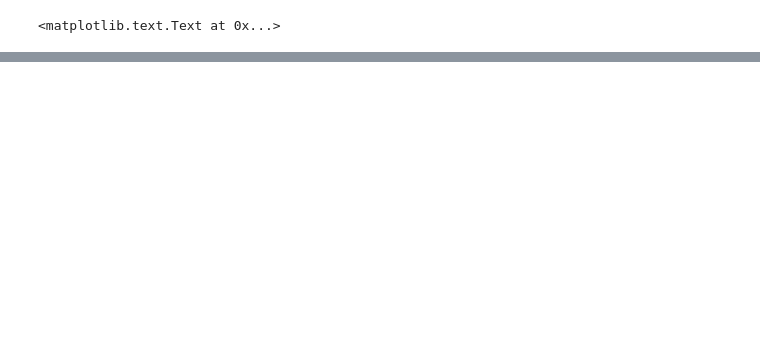
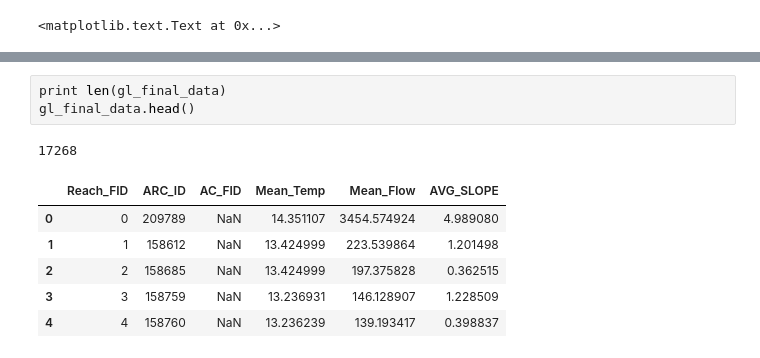
Before and after one commit to gabox8888/COMP-551-Ass-4, a Jupyter notebook: carp_analysis.ipynb, the cells around one changed output, grey strips where cells are left out. Drawn from its saved outputs; the diff is of its cells as text; blank space fills up the shorter version.

```diff
--- a/carp_analysis.ipynb
+++ b/carp_analysis.ipynb
@@ -238,0 +295,11 @@ plt.ylabel('accuracy')
+# %%
+print len(gl_final_data)
+gl_final_data.head()
+# %% [output]
+17268
+|  | Reach_FID | ARC_ID | AC_FID | Mean_Temp | Mean_Flow | AVG_SLOPE |
+| 0 | 0 | 209789 | NaN | 14.351107 | 3454.574924 | 4.989080 |
+| 1 | 1 | 158612 | NaN | 13.424999 | 223.539864 | 1.201498 |
+| 2 | 2 | 158685 | NaN | 13.424999 | 197.375828 | 0.362515 |
+| 3 | 3 | 158759 | NaN | 13.236931 | 146.128907 | 1.228509 |
+| 4 | 4 | 158760 | NaN | 13.236239 | 139.193417 | 0.398837 |
```
Also changed, not shown: parts of 31 cells of this notebook.
